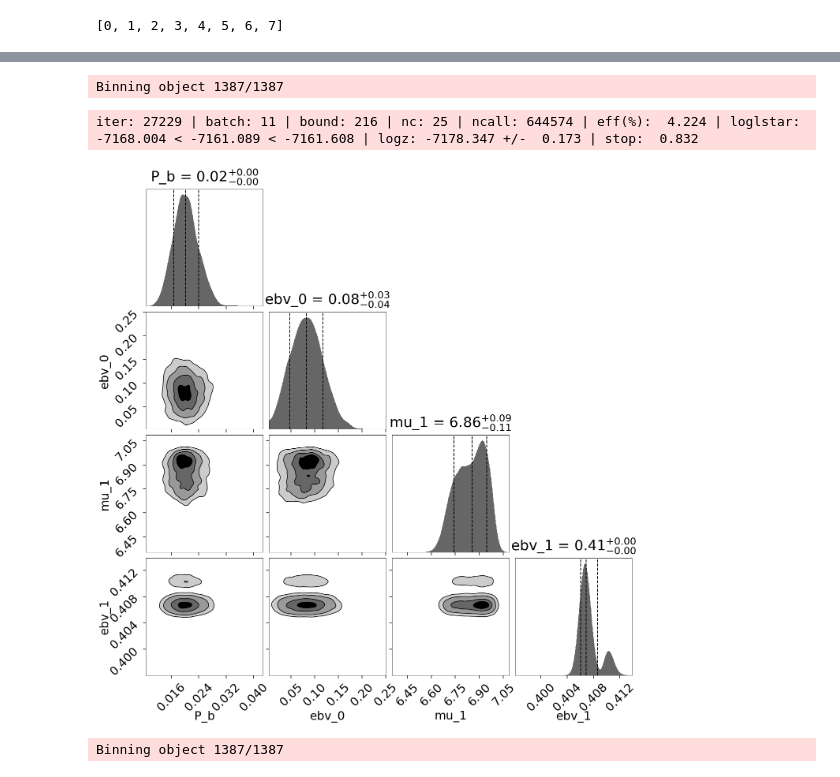
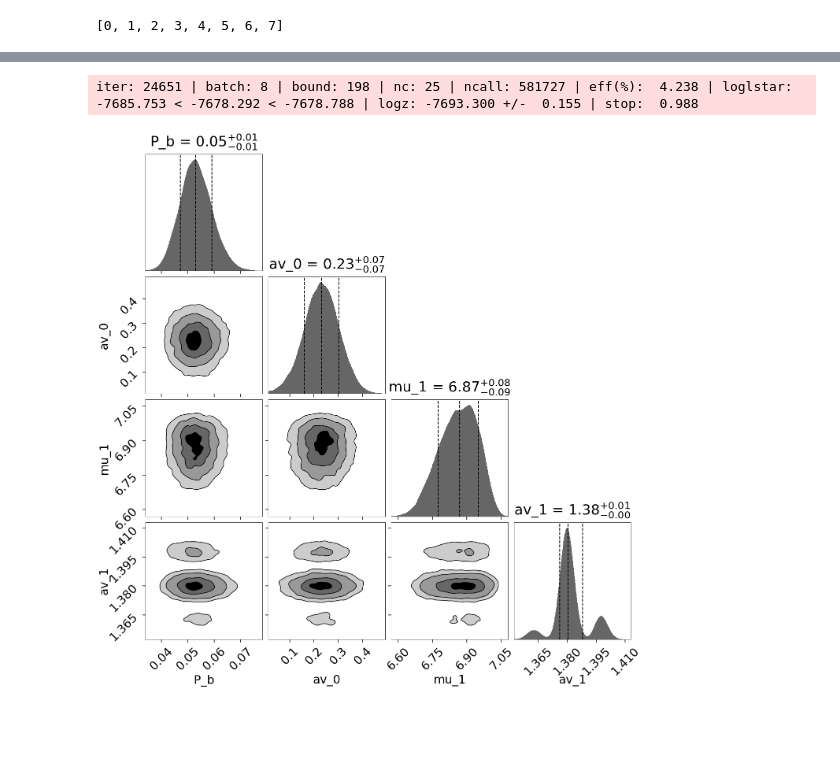
Before and after one commit to joshspeagle/brutus, a Jupyter notebook: demos/bayestar_comparison.ipynb, the cells around one changed output, grey strips where cells are left out. Drawn from its saved outputs; the diff is of its cells as text; code cells hidden in the pictures; blank space fills up the shorter version.

```diff
--- a/demos/bayestar_comparison.ipynb
+++ b/demos/bayestar_comparison.ipynb
@@ -232,45 +270,43 @@ plt.tight_layout()
 # %%
 # generate binned CDFs (Bayestar)
-(cdfbin_bs, xedges, yedges) = brutus.pdf.bin_pdfs_distred(s_bs, av_bs, cov_bs,
-                                                          coords=coords, cdf=True,
+(cdfbin_bs, xedges, yedges) = brutus.pdf.bin_pdfs_distred((dists_bs, reds_bs),
+                                                          cdf=True, Rv=None,
                                                           parallaxes=parallax,
                                                           parallax_errors=parallax_err)
-# %% [output]
-Binning object 1387/1387
 # %%
 # fit dust along the LOS w/ dynesty
 import dynesty
 
-loglikelihood = brutus.fitting.LOSloglike
-prior_transform = brutus.fitting.LOSpriortransform
-nclouds = 1
-ndim = 2 * (1 + nclouds)
+loglikelihood = brutus.fitting.LOS_clouds_loglike_bin  # log-likelihood (binned)
+prior_transform = brutus.fitting.LOS_clouds_priortransform  #  prior transform
+nclouds = 1  # number of clouds
+ndim = 2 * nclouds + 2  # number of parameters
 
+# sample
 sampler = dynesty.DynamicNestedSampler(loglikelihood, prior_transform, ndim,
                                        sample='rwalk', walks=25,
                                        update_interval=5.,
                                        logl_args=[cdfbin_bs, xedges, yedges])
 sampler.run_nested()
-results_bs = sampler.results
+results_bs = sampler.results  # save results
 # %% [output]
-iter: 27229 | batch: 11 | bound: 216 | nc: 25 | ncall: 644574 | eff(%):  4.224 | loglstar: -7168.004 < -7161.089 < -7161.608 | logz: -7178.347 +/-  0.173 | stop:  0.832
+iter: 24651 | batch: 8 | bound: 198 | nc: 25 | ncall: 581727 | eff(%):  4.238 | loglstar: -7685.753 < -7678.292 < -7678.788 | logz: -7693.300 +/-  0.155 | stop:  0.988
 # %%
 # plot results
 from dynesty import plotting as dyplot
 
-fig, ax = dyplot.cornerplot(results_bs, labels=['P_b', 'ebv_0', 'mu_1', 'ebv_1'],
+fig, ax = dyplot.cornerplot(results_bs, labels=['P_b', 'av_0', 'mu_1', 'av_1'],
                             show_titles=True, title_kwargs={'y': 1.05},
+                            span=np.full(ndim, 0.9997),
                             fig=plt.subplots(4, 4, figsize=(20, 20)))
 # %% [output]
-[figure, old version]
+[figure, new version]
 # %%
 # generate binned CDFs (MIST)
-(cdfbin_mist, xedges, yedges) = brutus.pdf.bin_pdfs_distred(s_mist, av_mist, cov_mist,
-                                                            coords=coords, cdf=True,
+(cdfbin_mist, xedges, yedges) = brutus.pdf.bin_pdfs_distred((dists_mist, reds_mist),
+                                                            cdf=True,
                                                             parallaxes=parallax,
                                                             parallax_errors=parallax_err)
-# %% [output]
-Binning object 1387/1387
 # %%
 # fit dust along the LOS w/ dynesty
 sampler = dynesty.DynamicNestedSampler(loglikelihood, prior_transform, ndim,
```
Also changed, not shown: parts of 11 cells of this notebook, 4 other files.
